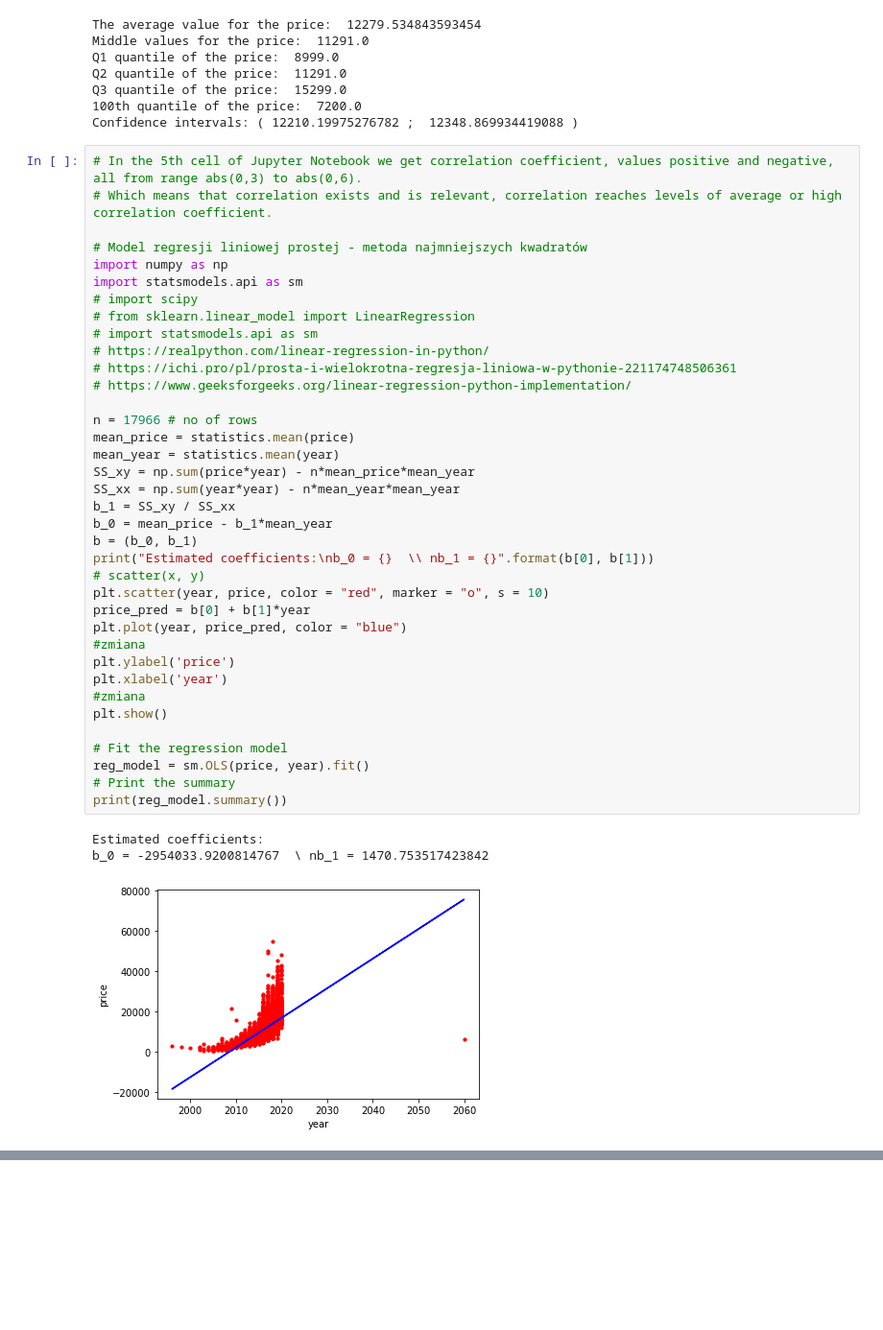
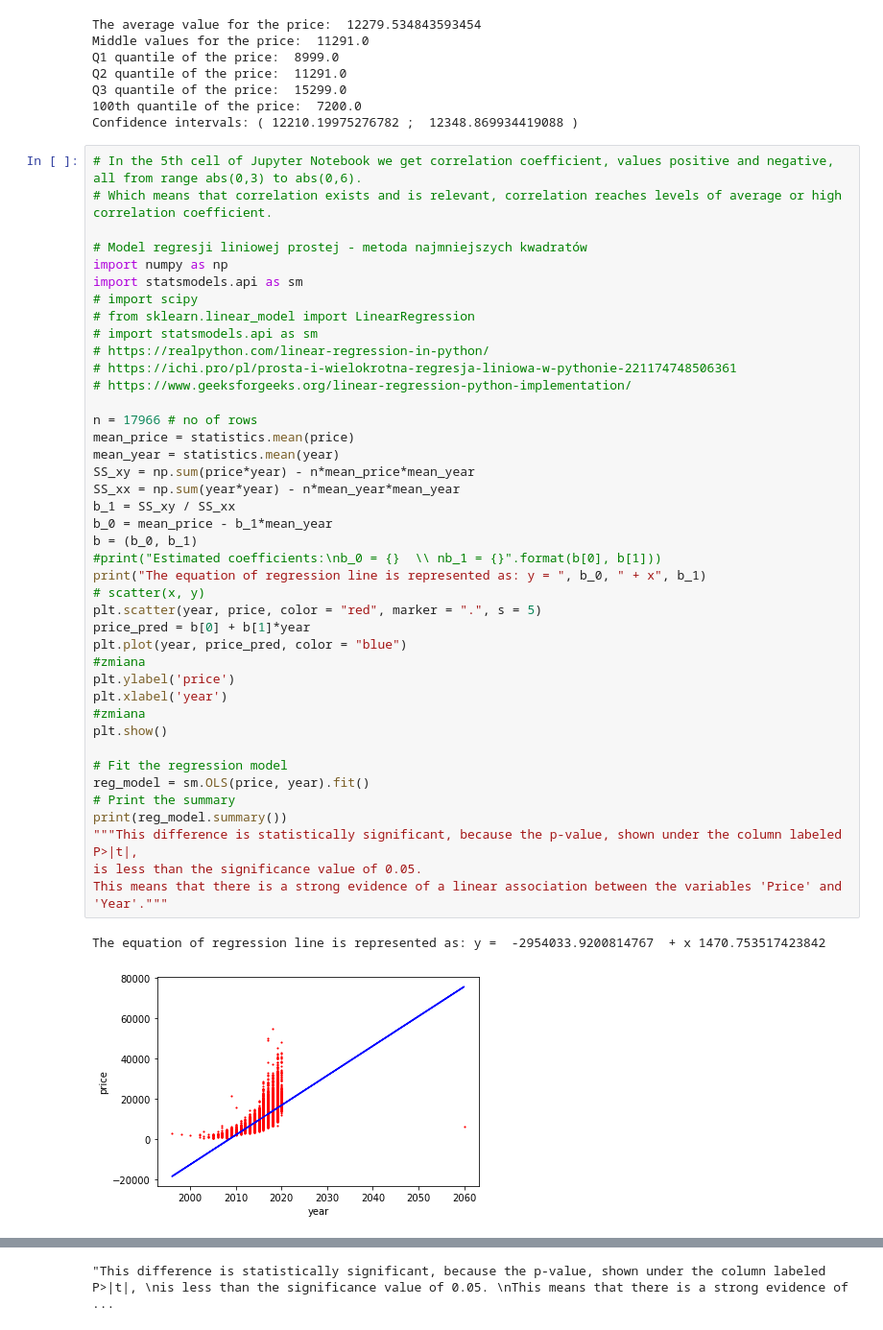
Before and after one commit to Pyother/business-analysis, a Jupyter notebook: ford_cars_prediction.ipynb, the cells around one changed output, grey strips where cells are left out. Shown at 96% size. Saved outputs shown, nothing was run; the diff lists cells and outputs as text; blank space fills up the shorter version.

Commit message:
linear regressionS

```diff
--- a/ford_cars_prediction.ipynb
+++ b/ford_cars_prediction.ipynb
@@ -260,38 +267,41 @@ import numpy as np
 import statsmodels.api as sm
 # import scipy
 # from sklearn.linear_model import LinearRegression
 # import statsmodels.api as sm
 # https://realpython.com/linear-regression-in-python/
 # https://ichi.pro/pl/prosta-i-wielokrotna-regresja-liniowa-w-pythonie-221174748506361
 # https://www.geeksforgeeks.org/linear-regression-python-implementation/
 
 n = 17966 # no of rows
 mean_price = statistics.mean(price)
 mean_year = statistics.mean(year)
 SS_xy = np.sum(price*year) - n*mean_price*mean_year
 SS_xx = np.sum(year*year) - n*mean_year*mean_year
 b_1 = SS_xy / SS_xx
 b_0 = mean_price - b_1*mean_year
 b = (b_0, b_1)
-print("Estimated coefficients:\nb_0 = {}  \\ nb_1 = {}".format(b[0], b[1]))
+#print("Estimated coefficients:\nb_0 = {}  \\ nb_1 = {}".format(b[0], b[1]))
+print("The equation of regression line is represented as: y = ", b_0, " + x", b_1)
 # scatter(x, y)
-plt.scatter(year, price, color = "red", marker = "o", s = 10)
+plt.scatter(year, price, color = "red", marker = ".", s = 5)
 price_pred = b[0] + b[1]*year
 plt.plot(year, price_pred, color = "blue")
 #zmiana
 plt.ylabel('price')
 plt.xlabel('year')
 #zmiana
 plt.show()
 
 # Fit the regression model
 reg_model = sm.OLS(price, year).fit()
 # Print the summary
 print(reg_model.summary())
+"""This difference is statistically significant, because the p-value, shown under the column labeled P>|t|,
+is less than the significance value of 0.05.
+This means that there is a strong evidence of a linear association between the variables 'Price' and 'Year'."""
 # %% [output]
-Estimated coefficients:
-b_0 = -2954033.9200814767  \ nb_1 = 1470.753517423842
+The equation of regression line is represented as: y =  -2954033.9200814767  + x 1470.753517423842
-[figure, old version]
+[figure, new version]
                                  OLS Regression Results
 =======================================================================================
 Dep. Variable:                  price   R-squared (uncentered):                   0.871
@@ -309,3 +319,4 @@ Covariance Type:            nonrobust
 Notes:
 [1] R² is computed without centering (uncentered) since the model does not contain a constant.
 [2] Standard Errors assume that the covariance matrix of the errors is correctly specified.
+"This difference is statistically significant, because the p-value, shown under the column labeled P>|t|, \nis less than the significance value of 0.05. \nThis means that there is a strong evidence of ...
```
Also changed, not shown: parts of 6 cells of this notebook.
